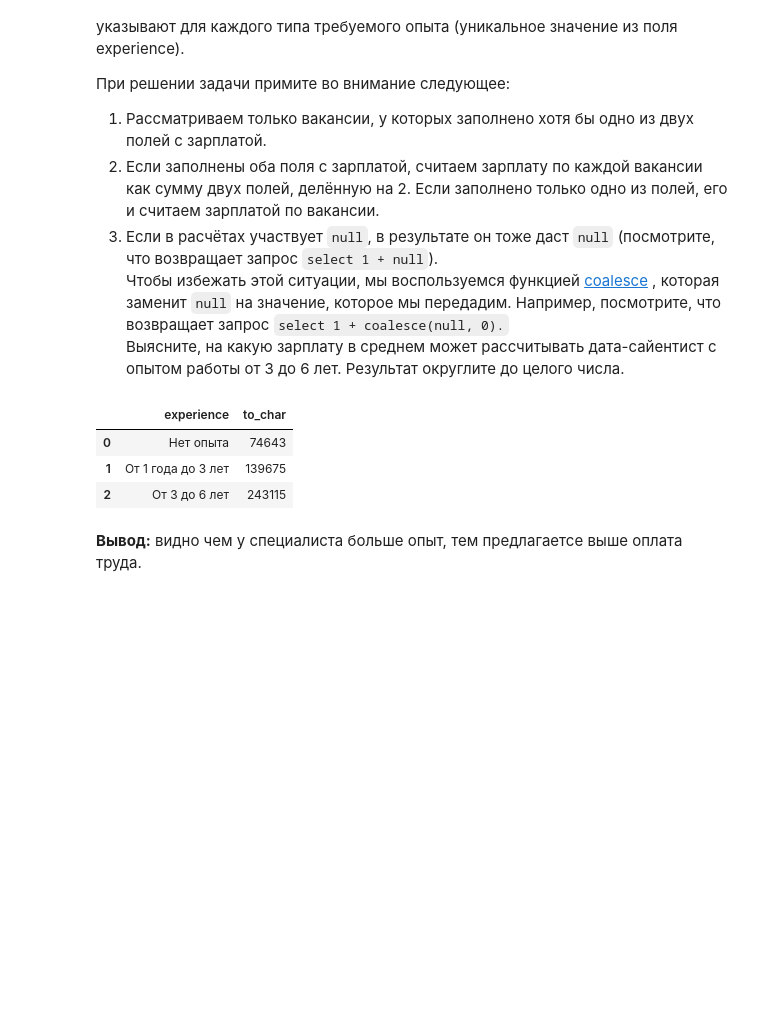
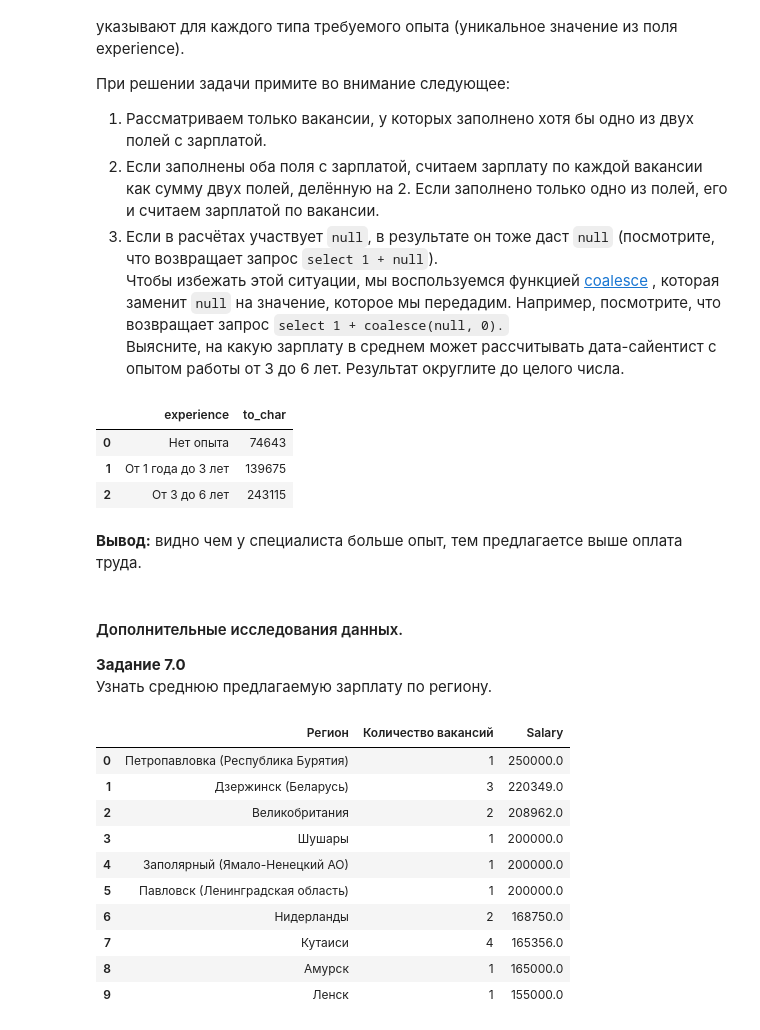
Before and after one commit to igord21/Practice_DC, a Jupyter notebook: Project_2/PROJECT-2. Анализ вакансий из HeadHunter .ipynb, the cells around one changed output. Saved outputs shown, nothing was run; the diff lists cells and outputs as text; code cells hidden in the pictures; blank space fills up the shorter version.

```diff
--- a/Project_2/PROJECT-2. Анализ вакансий из HeadHunter .ipynb
+++ b/Project_2/PROJECT-2. Анализ вакансий из HeadHunter .ipynb
@@ -566,3 +566,33 @@ df
 | 2 | От 3 до 6 лет | 243115 |
 # %% [markdown]
 **Вывод:** видно чем у специалиста больше опыт, тем предлагаетсе выше оплата труда.
+# %% [markdown]
+#### Дополнительные исследования данных.
+
+**Задание 7.0**
+Узнать среднюю предлагаемую зарплату по региону.
+# %%
+query_7_0 = f'''SELECT
+                    a.name "Регион",
+                    COUNT(v.id) "Количество вакансий",
+                    AVG(COALESCE((salary_from+salary_to)/2, salary_from, salary_to, 0)) "Salary"
+                FROM public.vacancies v
+                    left JOIN public.areas a ON v.area_id = a.id
+                GROUP BY 1
+                ORDER BY 3 DESC
+                limit 10
+              '''
+df = pd.read_sql_query(query_7_0, connection)
+df
+# %% [output]
+|  | Регион | Количество вакансий | Salary |
+| 0 | Петропавловка (Республика Бурятия) | 1 | 250000.0 |
+| 1 | Дзержинск (Беларусь) | 3 | 220349.0 |
+| 2 | Великобритания | 2 | 208962.0 |
+| 3 | Шушары | 1 | 200000.0 |
+| 4 | Заполярный (Ямало-Ненецкий АО) | 1 | 200000.0 |
+| 5 | Павловск (Ленинградская область) | 1 | 200000.0 |
+| 6 | Нидерланды | 2 | 168750.0 |
+| 7 | Кутаиси | 4 | 165356.0 |
+| 8 | Амурск | 1 | 165000.0 |
+| 9 | Ленск | 1 | 155000.0 |
```
Also changed, not shown: parts of 4 cells of this notebook.
